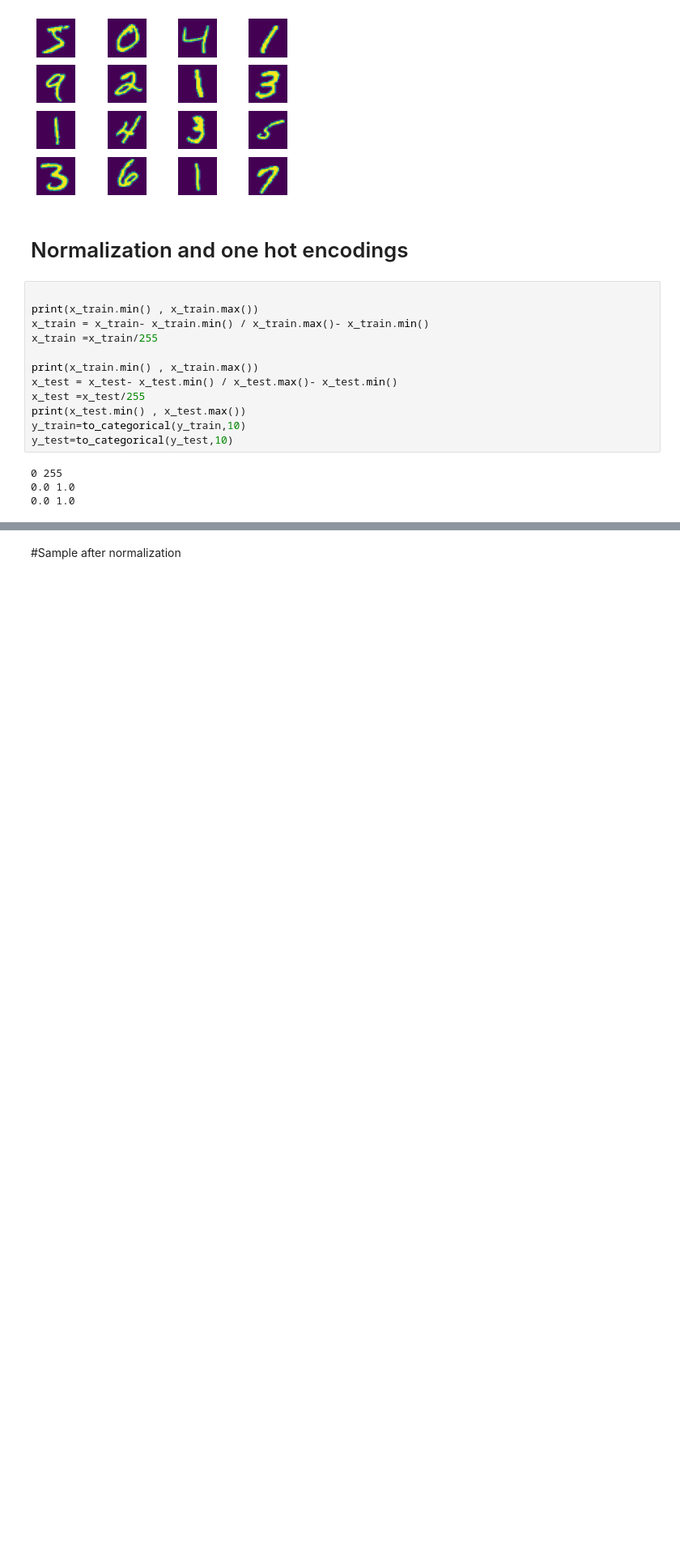
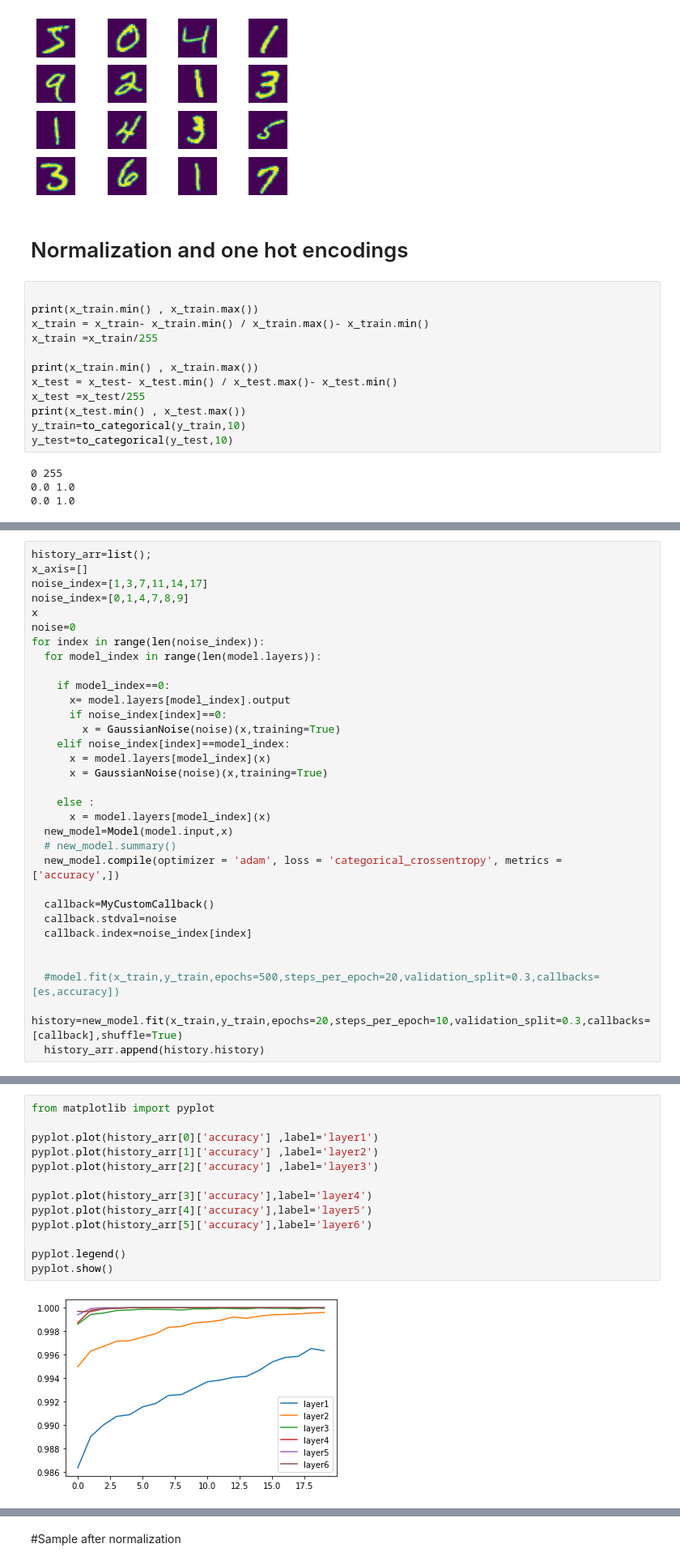
Before and after one commit to appersaravanan/Semeter-2-Assignment-1, a Jupyter notebook: Assignment_2.ipynb, the cells around one changed output, grey strips where cells are left out. Shown at 81% size. Saved outputs shown, nothing was run; the diff lists cells and outputs as text; blank space fills up the shorter version.

```diff
--- a/Assignment_2.ipynb
+++ b/Assignment_2.ipynb
@@ -172,0 +157,32 @@ _________________________________________________________________
+# %%
+history_arr=list();
+x_axis=[]
+noise_index=[1,3,7,11,14,17]
+noise_index=[0,1,4,7,8,9]
+x
+noise=0
+for index in range(len(noise_index)):
+  for model_index in range(len(model.layers)):
+
+    if model_index==0:
+      x= model.layers[model_index].output
+      if noise_index[index]==0:
+        x = GaussianNoise(noise)(x,training=True)
+    elif noise_index[index]==model_index:
+      x = model.layers[model_index](x)
+      x = GaussianNoise(noise)(x,training=True)
+
+    else :
+      x = model.layers[model_index](x)
+  new_model=Model(model.input,x)
+  # new_model.summary()
+  new_model.compile(optimizer = 'adam', loss = 'categorical_crossentropy', metrics = ['accuracy',])
+
+  callback=MyCustomCallback()
+  callback.stdval=noise
+  callback.index=noise_index[index]
+
+
+  #model.fit(x_train,y_train,epochs=500,steps_per_epoch=20,validation_split=0.3,callbacks=[es,accuracy])
+  history=new_model.fit(x_train,y_train,epochs=20,steps_per_epoch=10,validation_split=0.3,callbacks=[callback],shuffle=True)
+  history_arr.append(history.history)
@@ -172,0 +207,15 @@ _________________________________________________________________
+# %%
+from matplotlib import pyplot
+
+pyplot.plot(history_arr[0]['accuracy'] ,label='layer1')
+pyplot.plot(history_arr[1]['accuracy'] ,label='layer2')
+pyplot.plot(history_arr[2]['accuracy'] ,label='layer3')
+
+pyplot.plot(history_arr[3]['accuracy'],label='layer4')
+pyplot.plot(history_arr[4]['accuracy'],label='layer5')
+pyplot.plot(history_arr[5]['accuracy'],label='layer6')
+
+pyplot.legend()
+pyplot.show()
+# %% [output]
+[figure, added]
```
Also changed, not shown: parts of 13 cells of this notebook.
